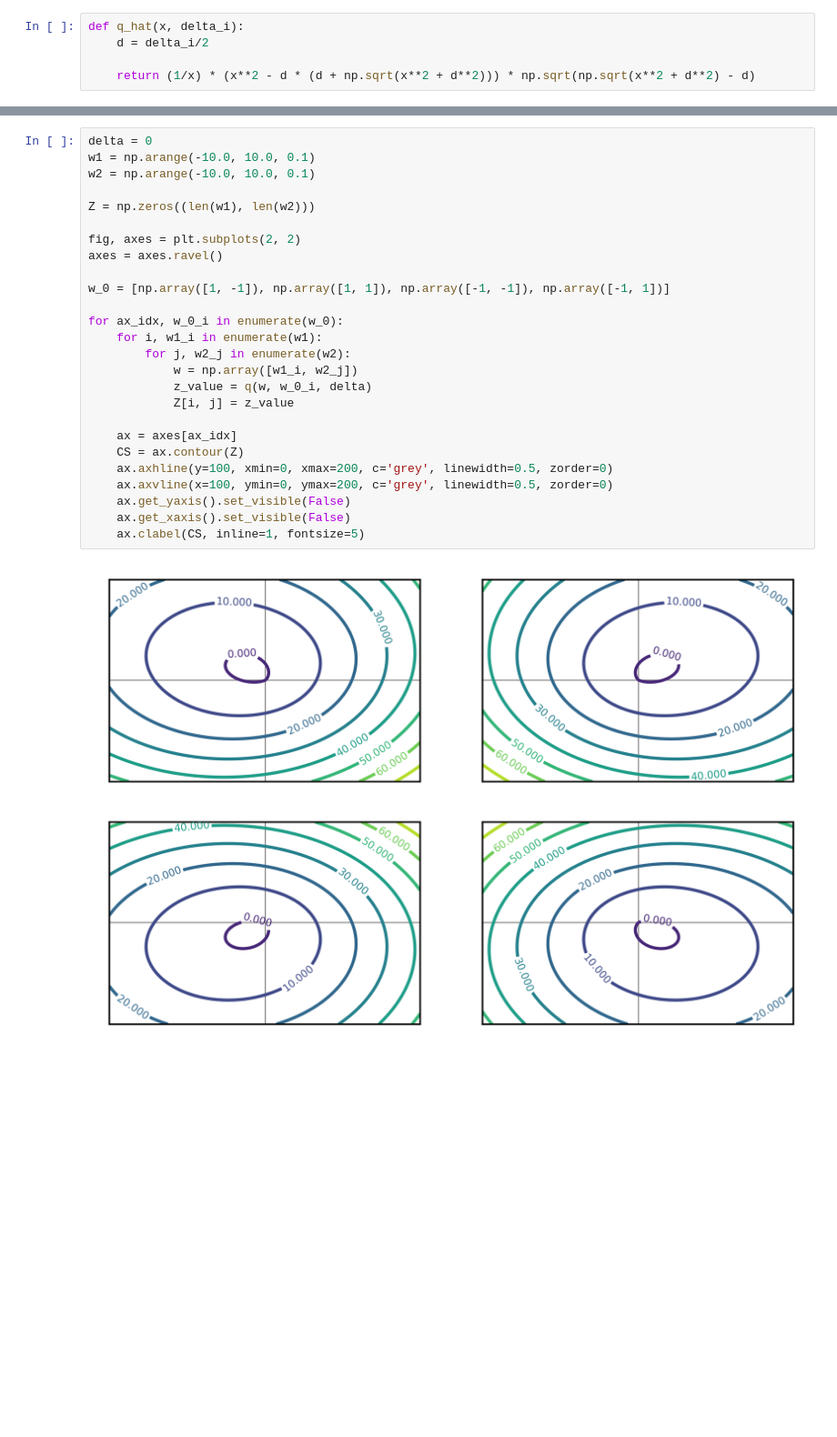
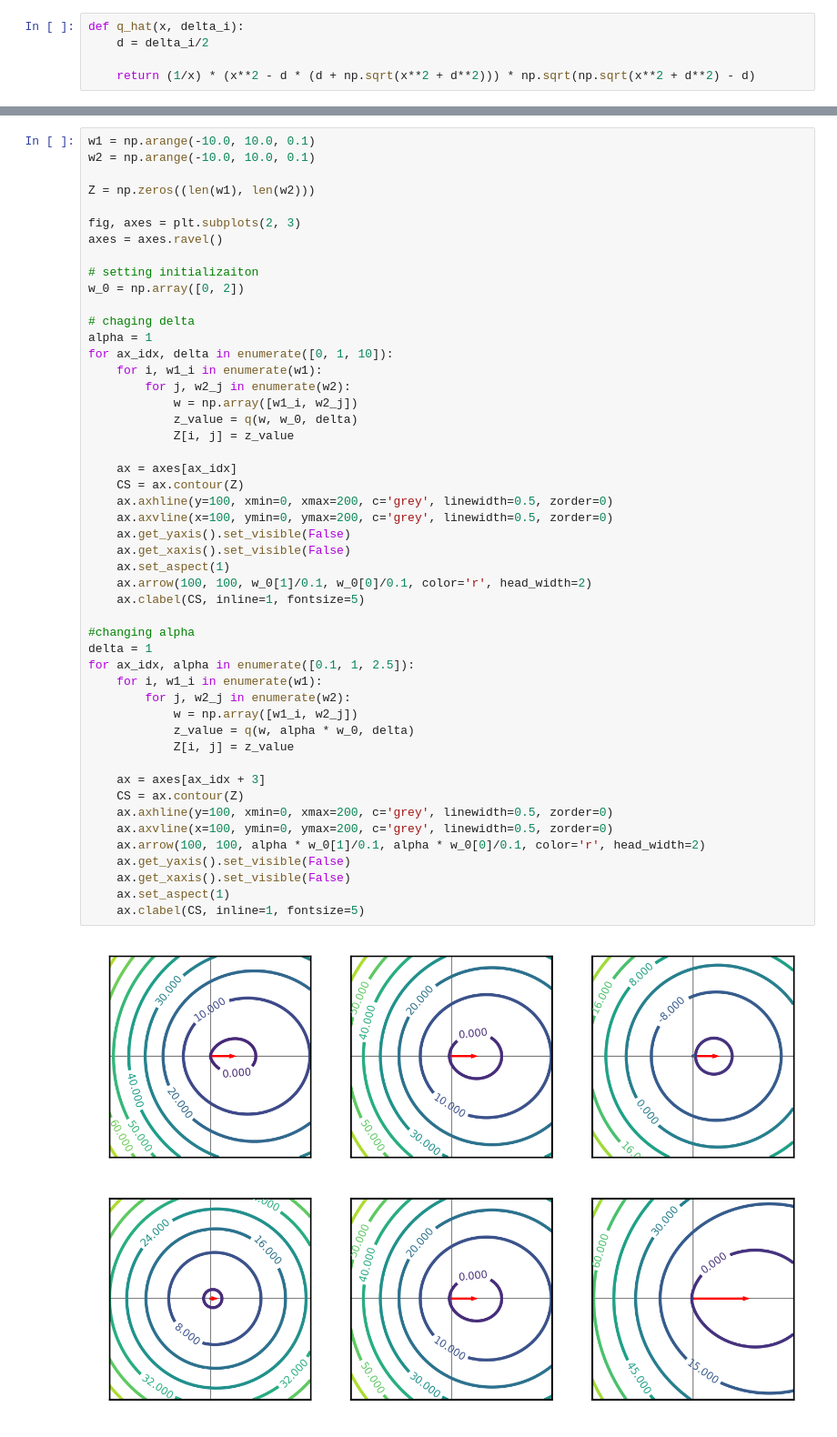
Before and after one commit to shaharazulay/implicit-bias, a Jupyter notebook: simulation_FC.ipynb, the cells around one changed output, grey strips where cells are left out. Shown at 91% size. Drawn from its saved outputs; the diff is of its cells as text; blank space fills up the shorter version.

Commit message:
update plots of contour

```diff
--- a/simulation_FC.ipynb
+++ b/simulation_FC.ipynb
@@ -690,28 +692,51 @@ plt.yticks([])
 # %%
-delta = 0
 w1 = np.arange(-10.0, 10.0, 0.1)
 w2 = np.arange(-10.0, 10.0, 0.1)
 
 Z = np.zeros((len(w1), len(w2)))
 
-fig, axes = plt.subplots(2, 2)
+fig, axes = plt.subplots(2, 3)
 axes = axes.ravel()
 
-w_0 = [np.array([1, -1]), np.array([1, 1]), np.array([-1, -1]), np.array([-1, 1])]
+# setting initializaiton
+w_0 = np.array([0, 2])
 
-for ax_idx, w_0_i in enumerate(w_0):
+# chaging delta
+alpha = 1
+for ax_idx, delta in enumerate([0, 1, 10]):
     for i, w1_i in enumerate(w1):
         for j, w2_j in enumerate(w2):
             w = np.array([w1_i, w2_j])
-            z_value = q(w, w_0_i, delta)
+            z_value = q(w, w_0, delta)
             Z[i, j] = z_value
 
     ax = axes[ax_idx]
     CS = ax.contour(Z)
     ax.axhline(y=100, xmin=0, xmax=200, c='grey', linewidth=0.5, zorder=0)
     ax.axvline(x=100, ymin=0, ymax=200, c='grey', linewidth=0.5, zorder=0)
     ax.get_yaxis().set_visible(False)
     ax.get_xaxis().set_visible(False)
+    ax.set_aspect(1)
+    ax.arrow(100, 100, w_0[1]/0.1, w_0[0]/0.1, color='r', head_width=2)
     ax.clabel(CS, inline=1, fontsize=5)
+
+#changing alpha
+delta = 1
+for ax_idx, alpha in enumerate([0.1, 1, 2.5]):
+    for i, w1_i in enumerate(w1):
+        for j, w2_j in enumerate(w2):
+            w = np.array([w1_i, w2_j])
+            z_value = q(w, alpha * w_0, delta)
+            Z[i, j] = z_value
+
+    ax = axes[ax_idx + 3]
+    CS = ax.contour(Z)
+    ax.axhline(y=100, xmin=0, xmax=200, c='grey', linewidth=0.5, zorder=0)
+    ax.axvline(x=100, ymin=0, ymax=200, c='grey', linewidth=0.5, zorder=0)
+    ax.arrow(100, 100, alpha * w_0[1]/0.1, alpha * w_0[0]/0.1, color='r', head_width=2)
+    ax.get_yaxis().set_visible(False)
+    ax.get_xaxis().set_visible(False)
+    ax.set_aspect(1)
+    ax.clabel(CS, inline=1, fontsize=5)
 # %% [output]
-[figure, old version]
+[figure, new version]
```
Also changed, not shown: parts of 1 cell of this notebook.
